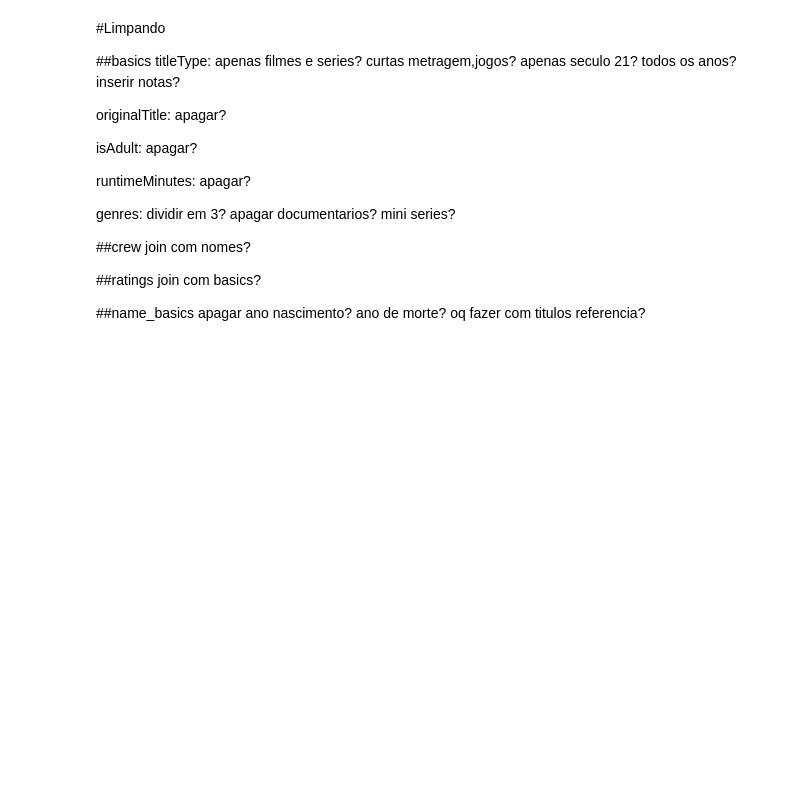
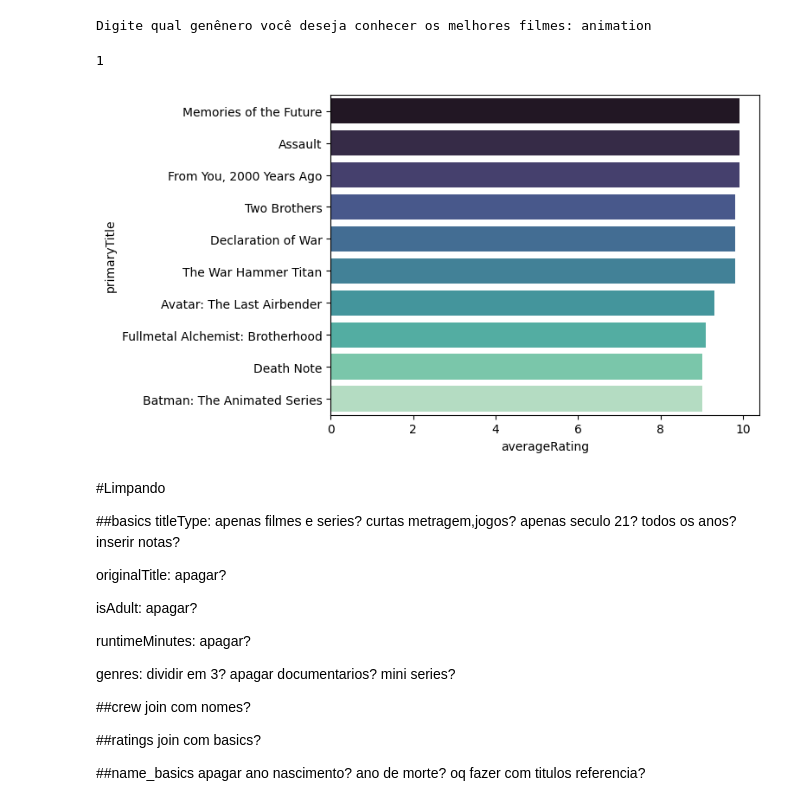
Before and after one commit to Andre647/IMDB_analysis, a Jupyter notebook: IMDb.ipynb, the cells around one changed output. Drawn from its saved outputs; the diff is of its cells as text; code cells hidden in the pictures; blank space fills up the shorter version.

```diff
--- a/IMDb.ipynb
+++ b/IMDb.ipynb
@@ -16,0 +55,34 @@ name_basics = pd.read_csv('/content/name_basics.tsv', sep = '	',index_col = 0)
+# %%
+def top_filmes_genero(df, genero_especifico):
+
+    #concatena as colunas de genero
+    df1 = df[(df['genre1'] == genero_especifico) & (t_basic['numVotes'] > 50000.0)]
+    df2 = df[(df['genre2'] == genero_especifico) & (t_basic['numVotes'] > 50000.0)]
+    df3 = df[(df['genre3'] == genero_especifico) & (t_basic['numVotes'] > 50000.0)]
+    df_genero = pd.concat([df1 ,df2 ,df3 ])
+
+    #ordena os melhores e separa os 5
+    df_ordenado = df_genero.sort_values('averageRating', ascending=False)
+    top_10_filmes = df_ordenado.head(10)[['primaryTitle','averageRating']]
+
+    return top_10_filmes
+
+def exibicao(df):
+
+  #caixa de texto
+  texto_digitado = input('Digite qual genênero você deseja conhecer os melhores filmes: ').capitalize()
+
+  #controle
+  valores_coluna1 = t_basic['genre1'].unique()
+  valores_coluna2 = t_basic['genre2'].unique()
+  valores_coluna3 = t_basic['genre3'].unique()
+  genero = set(np.concatenate((valores_coluna1, valores_coluna2, valores_coluna3)))
+
+  if texto_digitado not in genero:
+    return 0
+  else:
+    # grafico
+    top_10_filmes = top_filmes_genero(df,texto_digitado)
+    sns.barplot(x = 'averageRating',y = 'primaryTitle', palette = 'mako',data = top_10_filmes)
+    #plt.xlim(8, 10)
+    return 1
@@ -17,3 +103,9 @@ name_basics = pd.read_csv('/content/name_basics.tsv', sep = '	',index_col = 0)
+# %%
+exibicao(t_basic)
+# %% [output]
+Digite qual genênero você deseja conhecer os melhores filmes: animation
+1
+[figure, added]
 # %% [markdown]
 #Limpando
 
```
Also changed, not shown: parts of 9 cells of this notebook.
